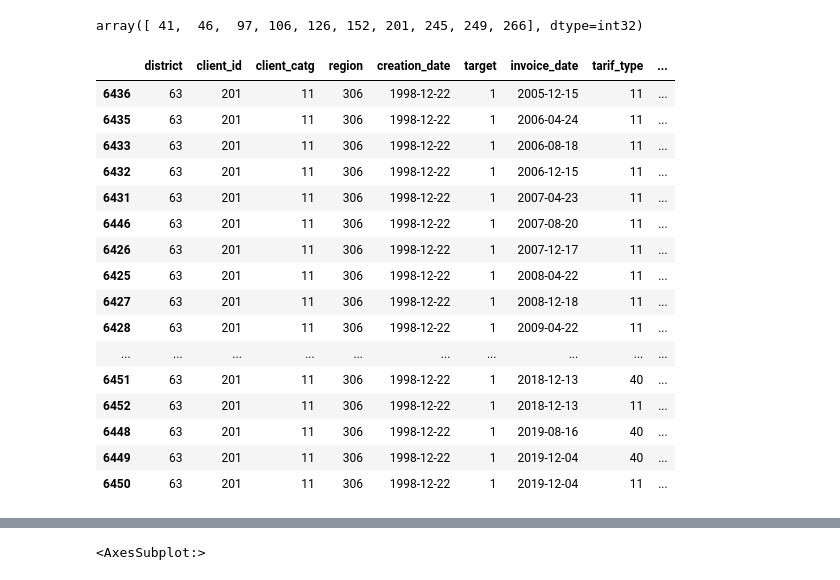
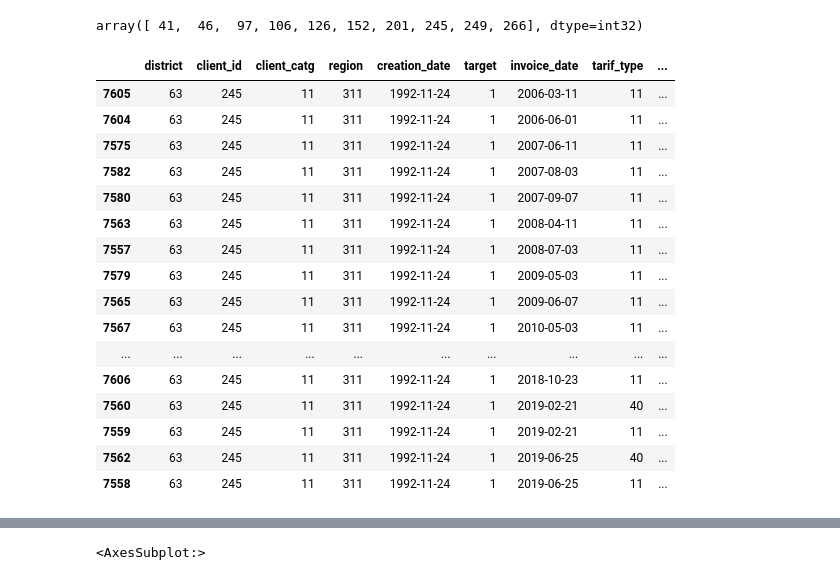
Before and after one commit to tomduese/ds-fraud-detection, a Jupyter notebook: fraud_detection_eda_daniel.ipynb, the cells around one changed output, grey strips where cells are left out. Saved outputs shown, nothing was run; the diff lists cells and outputs as text; code cells hidden in the pictures.

```diff
--- a/fraud_detection_eda_daniel.ipynb
+++ b/fraud_detection_eda_daniel.ipynb
@@ -134,25 +151,25 @@ array([ 41,  46,  97, 106, 126, 152, 201, 245, 249, 266], dtype=int32)
 # %%
 pd.set_option('display.max_rows', None)
 # create a table for client_id 1 and sort by invoice_date which is the date the invoice was created
-df_data[df_data['client_id'] == 201].sort_values(by=['invoice_date'], ascending=True)
+df_data[df_data['client_id'] == 245].sort_values(by=['invoice_date'], ascending=True)
 # %% [output]
 |  | district | client_id | client_catg | region | creation_date | target | invoice_date | tarif_type | ... |
-| 6436 | 63 | 201 | 11 | 306 | 1998-12-22 | 1 | 2005-12-15 | 11 | ... |
-| 6435 | 63 | 201 | 11 | 306 | 1998-12-22 | 1 | 2006-04-24 | 11 | ... |
-| 6433 | 63 | 201 | 11 | 306 | 1998-12-22 | 1 | 2006-08-18 | 11 | ... |
-| 6432 | 63 | 201 | 11 | 306 | 1998-12-22 | 1 | 2006-12-15 | 11 | ... |
-| 6431 | 63 | 201 | 11 | 306 | 1998-12-22 | 1 | 2007-04-23 | 11 | ... |
-| 6446 | 63 | 201 | 11 | 306 | 1998-12-22 | 1 | 2007-08-20 | 11 | ... |
-| 6426 | 63 | 201 | 11 | 306 | 1998-12-22 | 1 | 2007-12-17 | 11 | ... |
-| 6425 | 63 | 201 | 11 | 306 | 1998-12-22 | 1 | 2008-04-22 | 11 | ... |
-| 6427 | 63 | 201 | 11 | 306 | 1998-12-22 | 1 | 2008-12-18 | 11 | ... |
-| 6428 | 63 | 201 | 11 | 306 | 1998-12-22 | 1 | 2009-04-22 | 11 | ... |
+| 7605 | 63 | 245 | 11 | 311 | 1992-11-24 | 1 | 2006-03-11 | 11 | ... |
+| 7604 | 63 | 245 | 11 | 311 | 1992-11-24 | 1 | 2006-06-01 | 11 | ... |
+| 7575 | 63 | 245 | 11 | 311 | 1992-11-24 | 1 | 2007-06-11 | 11 | ... |
+| 7582 | 63 | 245 | 11 | 311 | 1992-11-24 | 1 | 2007-08-03 | 11 | ... |
+| 7580 | 63 | 245 | 11 | 311 | 1992-11-24 | 1 | 2007-09-07 | 11 | ... |
+| 7563 | 63 | 245 | 11 | 311 | 1992-11-24 | 1 | 2008-04-11 | 11 | ... |
+| 7557 | 63 | 245 | 11 | 311 | 1992-11-24 | 1 | 2008-07-03 | 11 | ... |
+| 7579 | 63 | 245 | 11 | 311 | 1992-11-24 | 1 | 2009-05-03 | 11 | ... |
+| 7565 | 63 | 245 | 11 | 311 | 1992-11-24 | 1 | 2009-06-07 | 11 | ... |
+| 7567 | 63 | 245 | 11 | 311 | 1992-11-24 | 1 | 2010-05-03 | 11 | ... |
 | ... | ... | ... | ... | ... | ... | ... | ... | ... | ... |
-| 6451 | 63 | 201 | 11 | 306 | 1998-12-22 | 1 | 2018-12-13 | 40 | ... |
-| 6452 | 63 | 201 | 11 | 306 | 1998-12-22 | 1 | 2018-12-13 | 11 | ... |
-| 6448 | 63 | 201 | 11 | 306 | 1998-12-22 | 1 | 2019-08-16 | 40 | ... |
-| 6449 | 63 | 201 | 11 | 306 | 1998-12-22 | 1 | 2019-12-04 | 40 | ... |
-| 6450 | 63 | 201 | 11 | 306 | 1998-12-22 | 1 | 2019-12-04 | 11 | ... |
+| 7606 | 63 | 245 | 11 | 311 | 1992-11-24 | 1 | 2018-10-23 | 11 | ... |
+| 7560 | 63 | 245 | 11 | 311 | 1992-11-24 | 1 | 2019-02-21 | 40 | ... |
+| 7559 | 63 | 245 | 11 | 311 | 1992-11-24 | 1 | 2019-02-21 | 11 | ... |
+| 7562 | 63 | 245 | 11 | 311 | 1992-11-24 | 1 | 2019-06-25 | 40 | ... |
+| 7558 | 63 | 245 | 11 | 311 | 1992-11-24 | 1 | 2019-06-25 | 11 | ... |
 # %%
 df_data.describe()
 # %% [output]
```
Also changed, not shown: parts of 7 cells of this notebook, 1 other file.
